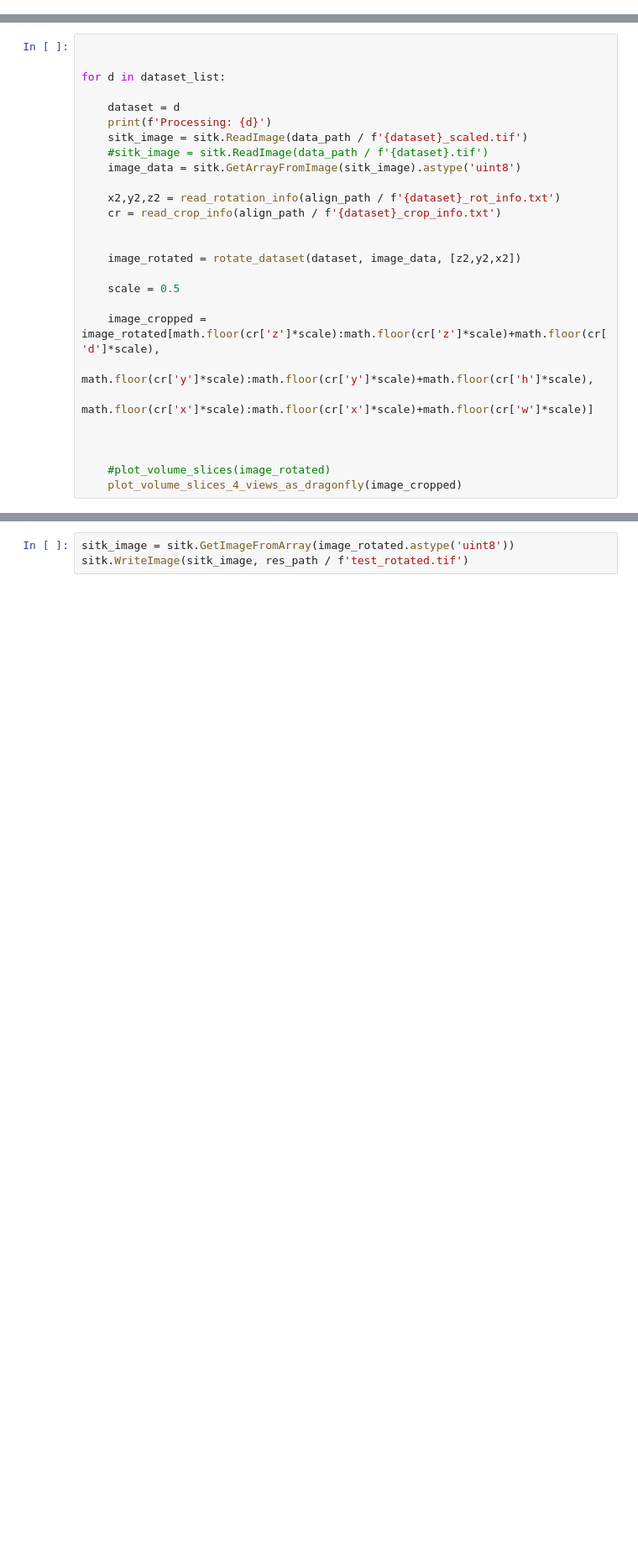
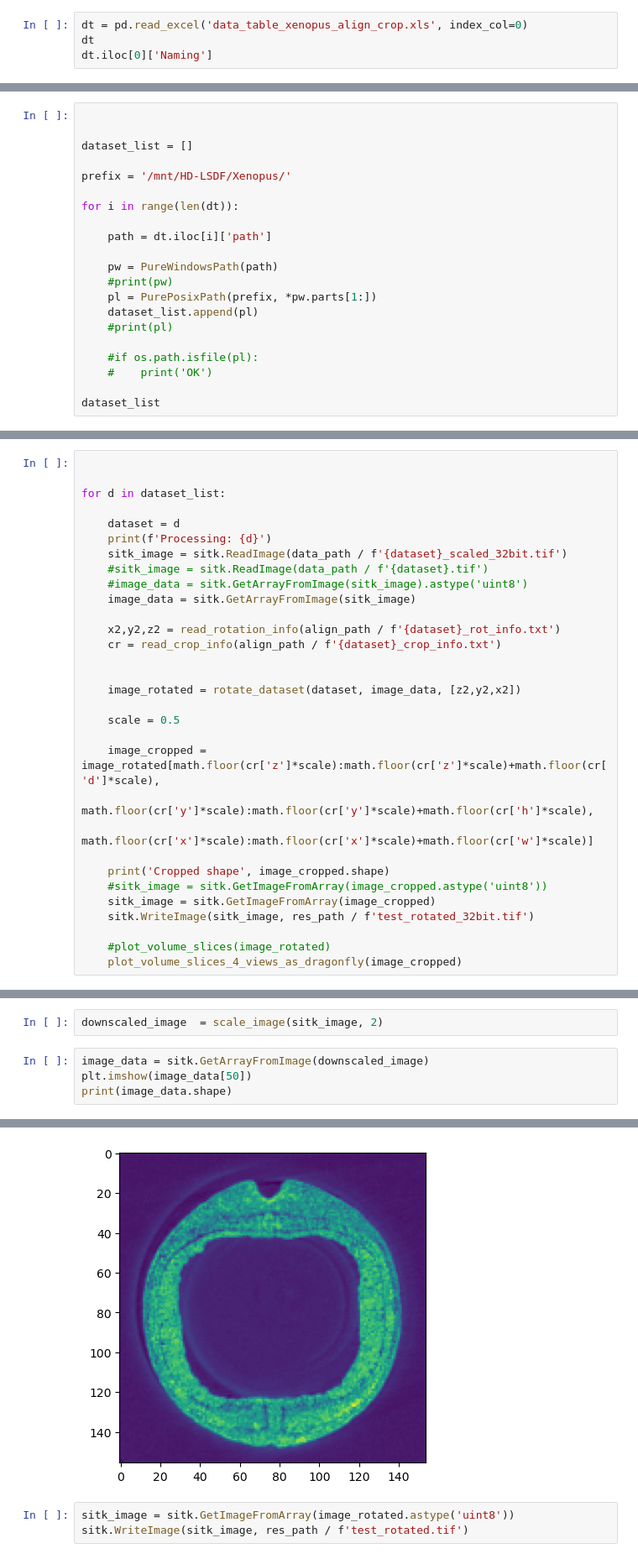
Before and after one commit to axruff/xenopus, a Jupyter notebook: AlignVolumeFromTransform.ipynb, the cells around one changed output, grey strips where cells are left out. Shown at 84% size. Drawn from its saved outputs; the diff is of its cells as text; blank space fills up the shorter version.

```diff
--- a/AlignVolumeFromTransform.ipynb
+++ b/AlignVolumeFromTransform.ipynb
@@ -233,3 +281,7 @@ slices = {'A2p1_16_5': [505, 504, 588],
           'A2p0_21_4': [467, 504, 457]
 
 }
+# %%
+dt = pd.read_excel('data_table_xenopus_align_crop.xls', index_col=0)
+dt
+dt.iloc[0]['Naming']
@@ -235,0 +306,21 @@ slices = {'A2p1_16_5': [505, 504, 588],
+# %%
+
+
+dataset_list = []
+
+prefix = '/mnt/HD-LSDF/Xenopus/'
+
+for i in range(len(dt)):
+
+    path = dt.iloc[i]['path']
+
+    pw = PureWindowsPath(path)
+    #print(pw)
+    pl = PurePosixPath(prefix, *pw.parts[1:])
+    dataset_list.append(pl)
+    #print(pl)
+
+    #if os.path.isfile(pl):
+    #    print('OK')
+
+dataset_list
@@ -240,9 +368,10 @@ for d in dataset_list:
 
     dataset = d
     print(f'Processing: {d}')
-    sitk_image = sitk.ReadImage(data_path / f'{dataset}_scaled.tif')
+    sitk_image = sitk.ReadImage(data_path / f'{dataset}_scaled_32bit.tif')
     #sitk_image = sitk.ReadImage(data_path / f'{dataset}.tif')
-    image_data = sitk.GetArrayFromImage(sitk_image).astype('uint8')
+    #image_data = sitk.GetArrayFromImage(sitk_image).astype('uint8')
+    image_data = sitk.GetArrayFromImage(sitk_image)
 
     x2,y2,z2 = read_rotation_info(align_path / f'{dataset}_rot_info.txt')
     cr = read_crop_info(align_path / f'{dataset}_crop_info.txt')
@@ -256,7 +385,10 @@ for d in dataset_list:
                                   math.floor(cr['y']*scale):math.floor(cr['y']*scale)+math.floor(cr['h']*scale),
                                   math.floor(cr['x']*scale):math.floor(cr['x']*scale)+math.floor(cr['w']*scale)]
 
-
+    print('Cropped shape', image_cropped.shape)
+    #sitk_image = sitk.GetImageFromArray(image_cropped.astype('uint8'))
+    sitk_image = sitk.GetImageFromArray(image_cropped)
+    sitk.WriteImage(sitk_image, res_path / f'test_rotated_32bit.tif')
 
     #plot_volume_slices(image_rotated)
     plot_volume_slices_4_views_as_dragonfly(image_cropped)
@@ -272,0 +409,7 @@ Done!
+# %%
+downscaled_image  = scale_image(sitk_image, 2)
+# %%
+image_data = sitk.GetArrayFromImage(downscaled_image)
+plt.imshow(image_data[50])
+print(image_data.shape)
+# %% [output]
@@ -273,3 +417,4 @@ Done!
+[figure, added]
 # %%
 sitk_image = sitk.GetImageFromArray(image_rotated.astype('uint8'))
 sitk.WriteImage(sitk_image, res_path / f'test_rotated.tif')
```
Also changed, not shown: parts of 12 cells of this notebook, 1 other file.
